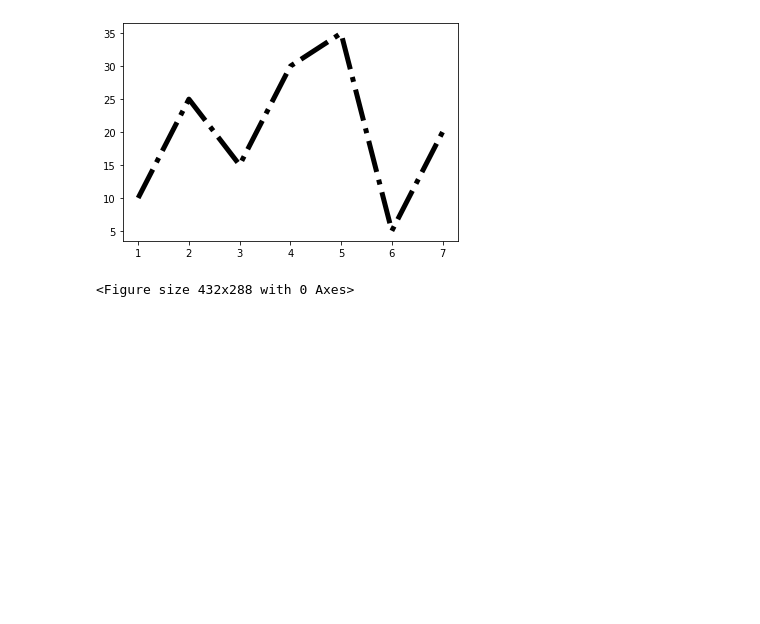
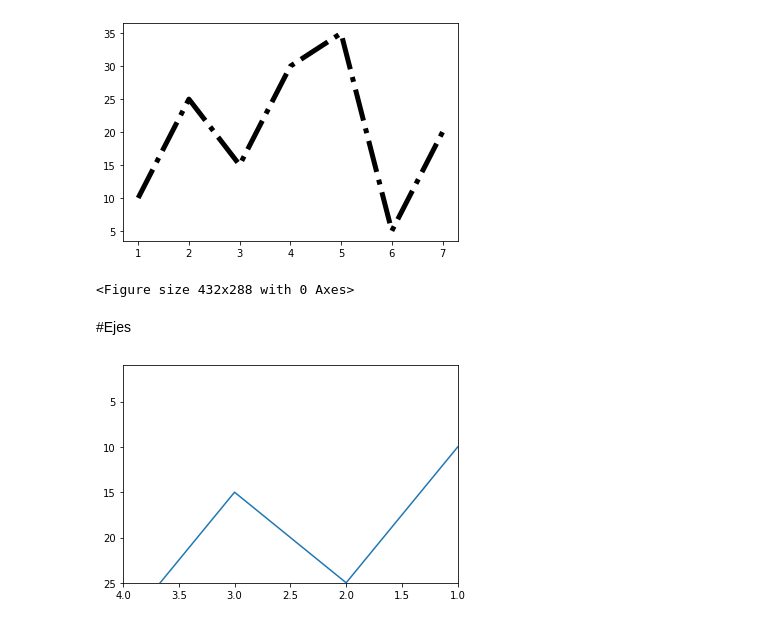
Before and after one commit to josecodetech/matplotlib, a Jupyter notebook: matplotlib.ipynb, the cells around one changed output. Cells and saved outputs as stored; diff of their text form; code cells hidden in the pictures; blank space fills up the shorter version.

```diff
--- a/matplotlib.ipynb
+++ b/matplotlib.ipynb
@@ -25,3 +27,24 @@ plt.show()
 plt.savefig("grafica.png")
 # %% [output]
 <Figure size 432x288 with 0 Axes>
+# %% [markdown]
+#Ejes
+# %%
+#limite eje x
+plt.xlim(1,4)
+#eje y
+plt.ylim(1,25)
+#cambio de escala
+#plt.xscale('log')
+#plt.yscale('log')
+#añadir segundo eje
+#plt.twinx()
+#no mostrar ejes
+#plt.axis('off')
+#Invertir ejes
+plt.gca().invert_xaxis()
+plt.gca().invert_yaxis()
+plt.plot(dias,gasto)
+plt.show()
+# %% [output]
+[figure, added]
```
Also changed, not shown: parts of 3 cells of this notebook.
